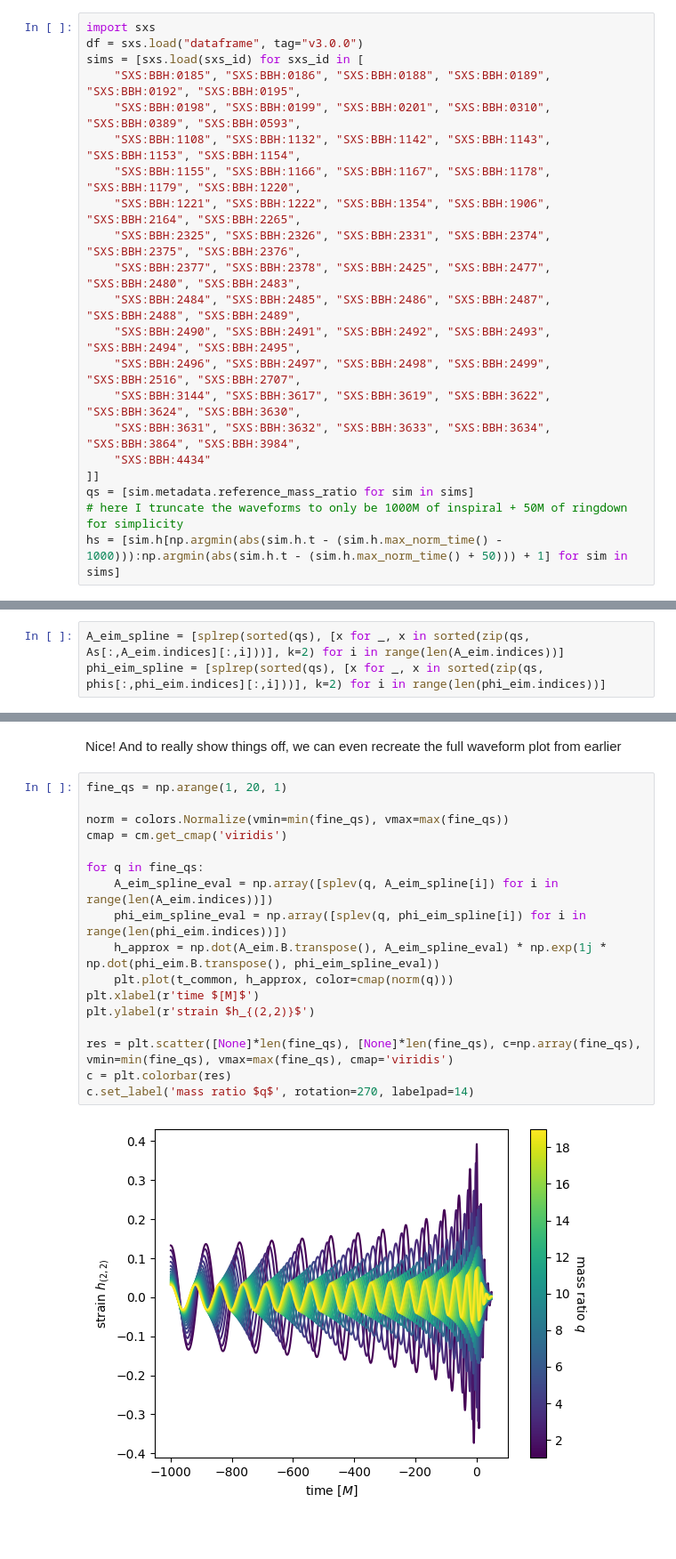
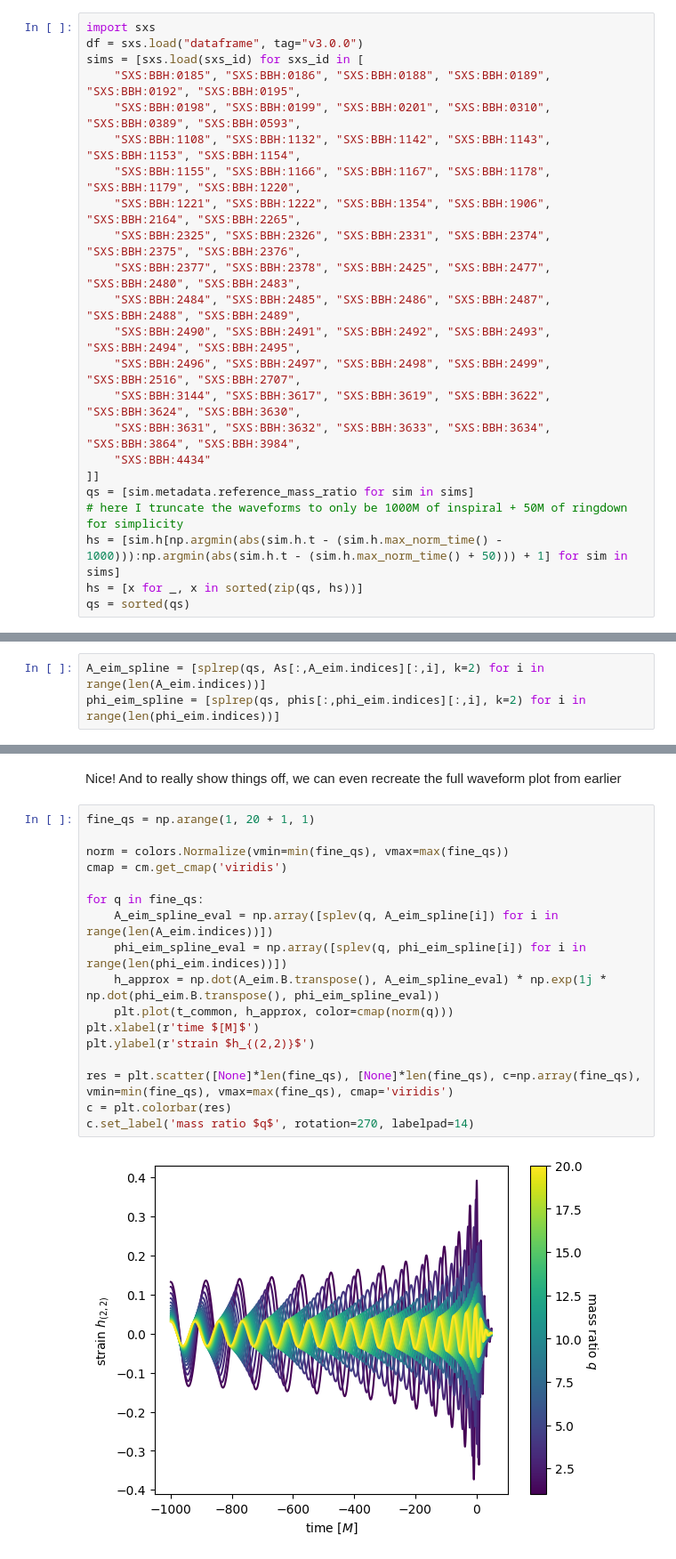
Before and after one commit to keefemitman/SXSAndSurrogates, a Jupyter notebook: Tutorial.ipynb, the cells around one changed output, grey strips where cells are left out. Shown at 89% size. Saved outputs shown, nothing was run; the diff lists cells and outputs as text; blank space fills up the shorter version.

```diff
--- a/Tutorial.ipynb
+++ b/Tutorial.ipynb
@@ -295,6 +295,8 @@ sims = [sxs.load(sxs_id) for sxs_id in [
 qs = [sim.metadata.reference_mass_ratio for sim in sims]
 # here I truncate the waveforms to only be 1000M of inspiral + 50M of ringdown for simplicity
 hs = [sim.h[np.argmin(abs(sim.h.t - (sim.h.max_norm_time() - 1000))):np.argmin(abs(sim.h.t - (sim.h.max_norm_time() + 50))) + 1] for sim in sims]
+hs = [x for _, x in sorted(zip(qs, hs))]
+qs = sorted(qs)
 # %% [markdown]
 We can plot the waveforms via
 # %%
@@ -592,8 +594,8 @@ Each of these coefficients look fairly smooth across parameter space, so let's s
 # %%
 from scipy.interpolate import splrep, splev
 # %%
-A_eim_spline = [splrep(sorted(qs), [x for _, x in sorted(zip(qs, As[:,A_eim.indices][:,i]))], k=2) for i in range(len(A_eim.indices))]
-phi_eim_spline = [splrep(sorted(qs), [x for _, x in sorted(zip(qs, phis[:,phi_eim.indices][:,i]))], k=2) for i in range(len(phi_eim.indices))]
+A_eim_spline = [splrep(qs, As[:,A_eim.indices][:,i], k=2) for i in range(len(A_eim.indices))]
+phi_eim_spline = [splrep(qs, phis[:,phi_eim.indices][:,i], k=2) for i in range(len(phi_eim.indices))]
 # %% [markdown]
 Easy enough! Now we can evaluate them:
 # %%
@@ -619,24 +621,24 @@ Text(0, 0.5, 'max $L^{2}$ norm')
 # %% [markdown]
 Nice! And to really show things off, we can even recreate the full waveform plot from earlier
 # %%
-fine_qs = np.arange(1, 20, 1)
+fine_qs = np.arange(1, 20 + 1, 1)
 
 norm = colors.Normalize(vmin=min(fine_qs), vmax=max(fine_qs))
 cmap = cm.get_cmap('viridis')
 
 for q in fine_qs:
     A_eim_spline_eval = np.array([splev(q, A_eim_spline[i]) for i in range(len(A_eim.indices))])
     phi_eim_spline_eval = np.array([splev(q, phi_eim_spline[i]) for i in range(len(phi_eim.indices))])
     h_approx = np.dot(A_eim.B.transpose(), A_eim_spline_eval) * np.exp(1j * np.dot(phi_eim.B.transpose(), phi_eim_spline_eval))
     plt.plot(t_common, h_approx, color=cmap(norm(q)))
 plt.xlabel(r'time $[M]$')
 plt.ylabel(r'strain $h_{(2,2)}$')
 
 res = plt.scatter([None]*len(fine_qs), [None]*len(fine_qs), c=np.array(fine_qs), vmin=min(fine_qs), vmax=max(fine_qs), cmap='viridis')
 c = plt.colorbar(res)
 c.set_label('mass ratio $q$', rotation=270, labelpad=14)
 # %% [output]
-[figure, old version]
+[figure, new version]
 # %% [markdown]
 ### Future challenges:
 * Can you think of something better to use than splines for modeling the $A(t_{i};\vec{\Lambda})$ and $\phi(t_{i};\vec{\Lambda})$ functions? Maybe GPR?
```
Also changed, not shown: parts of 9 cells of this notebook.
